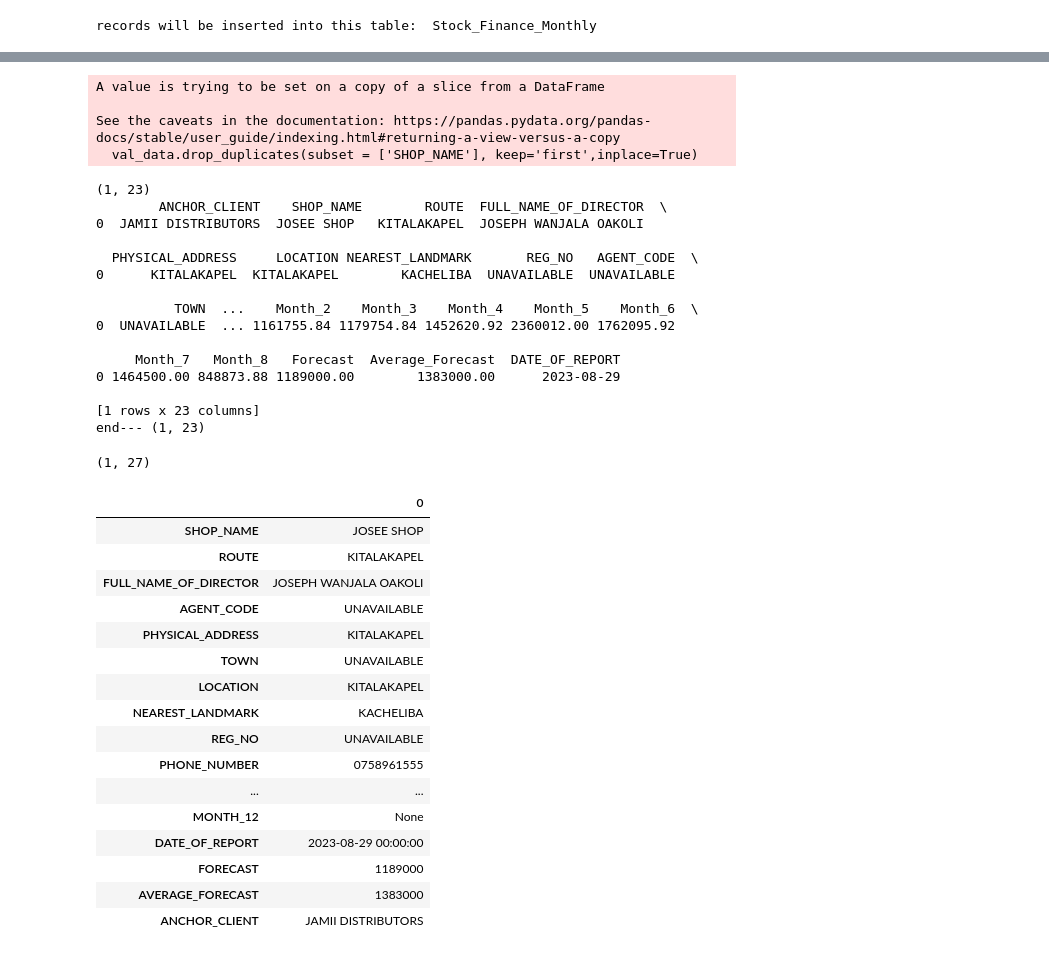
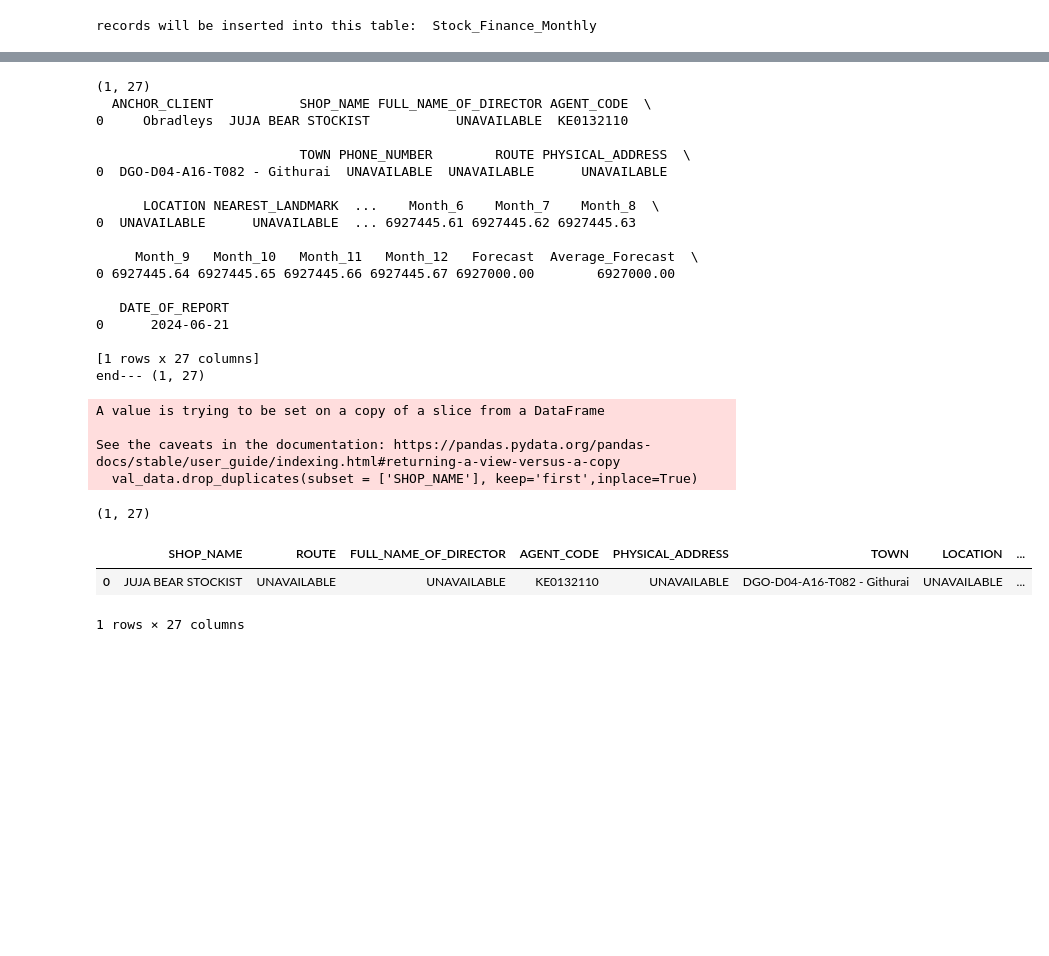
Before and after one commit to GabrielAyeni01/stock_finance_limit_computation, a Jupyter notebook: MailBox.ipynb, the cells around one changed output, grey strips where cells are left out. Saved outputs shown, nothing was run; the diff lists cells and outputs as text; code cells hidden in the pictures; blank space fills up the shorter version.

```diff
--- a/MailBox.ipynb
+++ b/MailBox.ipynb
@@ -172,11 +174,11 @@ if filename.split('.')[-1] == 'csv':
     anchor_df=pd.read_csv(filename)
 else:
     try:
-        anchor_df=pd.read_excel(filename,sheet_name='Monthly',
+        anchor_df=pd.read_excel(filename,
                                 converters={'PHONE_NUMBER':str,
                                            'REG_NO':str})
     except:
-        anchor_df=pd.read_excel(filename,sheet_name='Weekly',
+        anchor_df=pd.read_excel(filename,
                                converters={'PHONE_NUMBER':str,
                                            'REG_NO':str})
 anchor_df.columns = anchor_df.columns.str.replace('[#,@,&,/,'']', '')
@@ -203,0 +202,7 @@ anchor_df.head(3)
+# %%
+cols = ['TOTAL', 'Month_1', 'Month_2',
+       'Month_3', 'Month_4', 'Month_5', 'Month_6', 'Month_7', 'Month_8',
+       'Month_9', 'Month_10', 'Month_11', 'Month_12']
+for i in cols:
+    anchor_df[i] = [str(x).replace('\xa0', '').replace(',','').strip() for x in anchor_df[i]]
+    anchor_df[i] = [float(x) for x in anchor_df[i]]
@@ -204,5 +217,7 @@ anchor_df.head(3)
 # %%
 anchor_df.rename(columns={'ANCHOR CLIENT ':'ANCHOR_CLIENT',
                          'NEAREST_LANDMARK (school churchmallbuilding e.t.c)': 'NEAREST_LANDMARK',
-                         'REG_NO  (ID)': 'REG_NO'},inplace=True)
+                          'id no s': 'REG_NO',
+                         'REG_NO  (ID)': 'REG_NO', 'DEALER _NAME':'SHOP_NAME',
+                         'Total': 'TOTAL'},inplace=True)
 anchor_df['ANCHOR_CLIENT'] = anchor_df['ANCHOR_CLIENT'].astype(str)
@@ -211,7 +224,3 @@ anchor_df['ANCHOR_CLIENT'] = anchor_df['ANCHOR_CLIENT'].astype(str)
-# %%
-anchor_df['REG_NO'] = 'UNAVAILABLE'
-anchor_df['AGENT_CODE'] = 'UNAVAILABLE'
-anchor_df['TOWN'] = 'UNAVAILABLE'
 # %%
 try:
     del anchor_df['S.No']
@@ -293,7 +307,7 @@ if business_type.upper() != 'SEASONAL':
                              var_name='variable',
                             value_name="value")
         format ="%Y-%m-%d"
-        transaction_week['value']=transaction_week['value'].apply(lambda x:str(x).replace("-",'0'))
+        transaction_week['value']=transaction_week['value'].apply(lambda x:str(x).replace("-",'0').replace(' ','0'))
         transaction_week['week_value']=transaction_week['value'].astype(float)
         trans_data=transaction_week.fillna(0)
         trans_data['value']=pd.to_numeric(trans_data['value']).replace("-",0.0)
@@ -537,25 +551,28 @@ else:
         writer.writePandas(table_name=table_name,columns=cols,
                        sourcedataframe=anchor_df)
 # %% [output]
-A value is trying to be set on a copy of a slice from a DataFrame
+(1, 27)
+  ANCHOR_CLIENT           SHOP_NAME FULL_NAME_OF_DIRECTOR AGENT_CODE  \
+0     Obradleys  JUJA BEAR STOCKIST           UNAVAILABLE  KE0132110
 
-See the caveats in the documentation: https://pandas.pydata.org/pandas-docs/stable/user_guide/indexing.html#returning-a-view-versus-a-copy
-  val_data.drop_duplicates(subset = ['SHOP_NAME'], keep='first',inplace=True)
+                          TOWN PHONE_NUMBER        ROUTE PHYSICAL_ADDRESS  \
+0  DGO-D04-A16-T082 - Githurai  UNAVAILABLE  UNAVAILABLE      UNAVAILABLE
+
+      LOCATION NEAREST_LANDMARK  ...    Month_6    Month_7    Month_8  \
+0  UNAVAILABLE      UNAVAILABLE  ... 6927445.61 6927445.62 6927445.63
+
+     Month_9   Month_10   Month_11   Month_12   Forecast  Average_Forecast  \
+0 6927445.64 6927445.65 6927445.66 6927445.67 6927000.00        6927000.00
+
+   DATE_OF_REPORT
+0      2024-06-21
+
+[1 rows x 27 columns]
+end--- (1, 27)
-(1, 23)
-        ANCHOR_CLIENT    SHOP_NAME        ROUTE  FULL_NAME_OF_DIRECTOR  \
-0  JAMII DISTRIBUTORS  JOSEE SHOP   KITALAKAPEL  JOSEPH WANJALA OAKOLI
+A value is trying to be set on a copy of a slice from a DataFrame
 
-  PHYSICAL_ADDRESS     LOCATION NEAREST_LANDMARK       REG_NO   AGENT_CODE  \
-0      KITALAKAPEL  KITALAKAPEL        KACHELIBA  UNAVAILABLE  UNAVAILABLE
-
-          TOWN  ...    Month_2    Month_3    Month_4    Month_5    Month_6  \
-0  UNAVAILABLE  ... 1161755.84 1179754.84 1452620.92 2360012.00 1762095.92
-
-     Month_7   Month_8   Forecast  Average_Forecast  DATE_OF_REPORT
-0 1464500.00 848873.88 1189000.00        1383000.00      2023-08-29
-
-[1 rows x 23 columns]
-end--- (1, 23)
+See the caveats in the documentation: https://pandas.pydata.org/pandas-docs/stable/user_guide/indexing.html#returning-a-view-versus-a-copy
+  val_data.drop_duplicates(subset = ['SHOP_NAME'], keep='first',inplace=True)
 # %%
 import oracledb
 import pandas as pd
@@ -568,24 +585,10 @@ df.shape
 # %% [output]
 (1, 27)
 # %%
-df.sample(1).T
+df.sample(1)
 # %% [output]
-|  | 0 |
-| SHOP_NAME | JOSEE SHOP |
-| ROUTE | KITALAKAPEL |
-| FULL_NAME_OF_DIRECTOR | JOSEPH WANJALA OAKOLI |
-| AGENT_CODE | UNAVAILABLE |
-| PHYSICAL_ADDRESS | KITALAKAPEL |
-| TOWN | UNAVAILABLE |
-| LOCATION | KITALAKAPEL |
-| NEAREST_LANDMARK | KACHELIBA |
-| REG_NO | UNAVAILABLE |
-| PHONE_NUMBER | 0758961555 |
-| ... | ... |
-| MONTH_12 | None |
-| DATE_OF_REPORT | 2023-08-29 00:00:00 |
-| FORECAST | 1189000 |
-| AVERAGE_FORECAST | 1383000 |
-| ANCHOR_CLIENT | JAMII DISTRIBUTORS |
+|  | SHOP_NAME | ROUTE | FULL_NAME_OF_DIRECTOR | AGENT_CODE | PHYSICAL_ADDRESS | TOWN | LOCATION | ... |
+| 0 | JUJA BEAR STOCKIST | UNAVAILABLE | UNAVAILABLE | KE0132110 | UNAVAILABLE | DGO-D04-A16-T082 - Githurai | UNAVAILABLE | ... |
+1 rows × 27 columns
 # %%
 df.to_csv(f"{anchor_df['ANCHOR_CLIENT'].iloc[0]}_{anchor_df['DATE_OF_REPORT'].iloc[0]}.csv",index=False)
```
Also changed, not shown: parts of 17 cells of this notebook.
